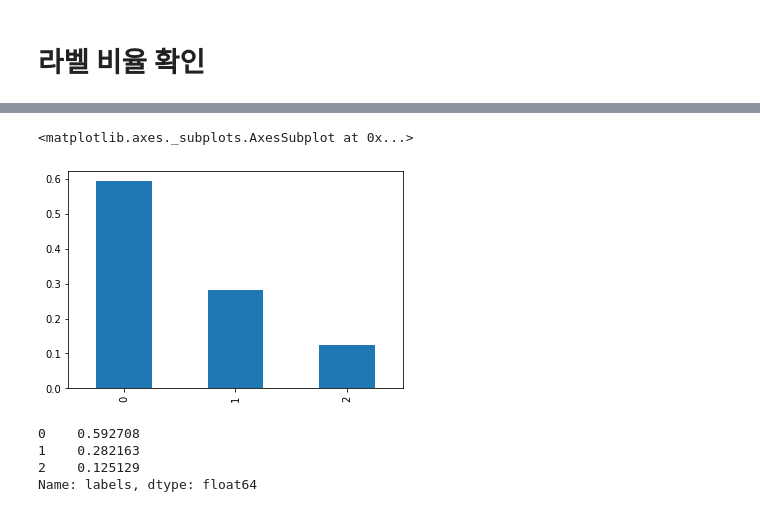
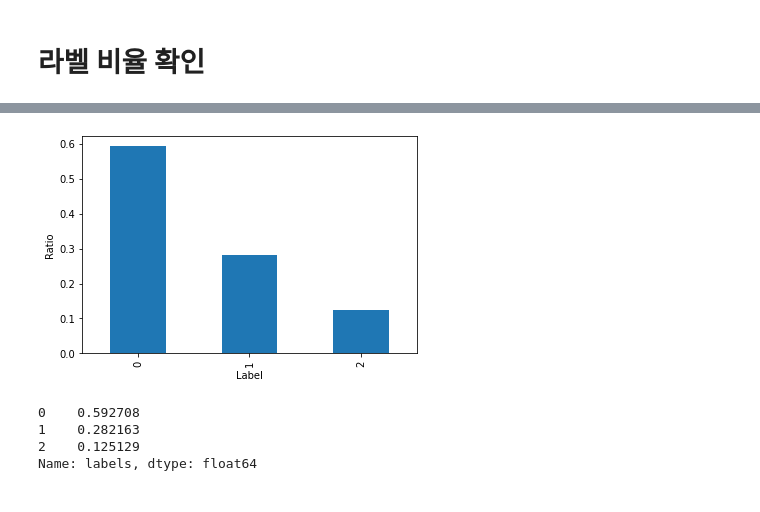
Before and after one commit to park-gb/financial-news-sentiment-classifier, a Jupyter notebook: Sentiment_Classifier_for_Kor_Financial_News.ipynb, the cells around one changed output, grey strips where cells are left out. Saved outputs shown, nothing was run; the diff lists cells and outputs as text; code cells hidden in the pictures.

```diff
--- a/Sentiment_Classifier_for_Kor_Financial_News.ipynb
+++ b/Sentiment_Classifier_for_Kor_Financial_News.ipynb
@@ -193,8 +197,11 @@ dataset['labels'].value_counts().plot(kind = 'bar')
 # %%
+LABEL_RATIO_FILE = './figure/label_ratio.png'
 dataset['labels'].value_counts(normalize = True).plot(kind = 'bar', )
+plt.xlabel("Label")
+plt.ylabel("Ratio")
+plt.savefig(LABEL_RATIO_FILE)
 # %% [output]
-<matplotlib.axes._subplots.AxesSubplot at 0x...>
-[figure, old version]
+[figure, new version]
 # %%
 dataset['labels'].value_counts(normalize = True)
 # %% [output]
```
Also changed, not shown: parts of 39 cells of this notebook.
